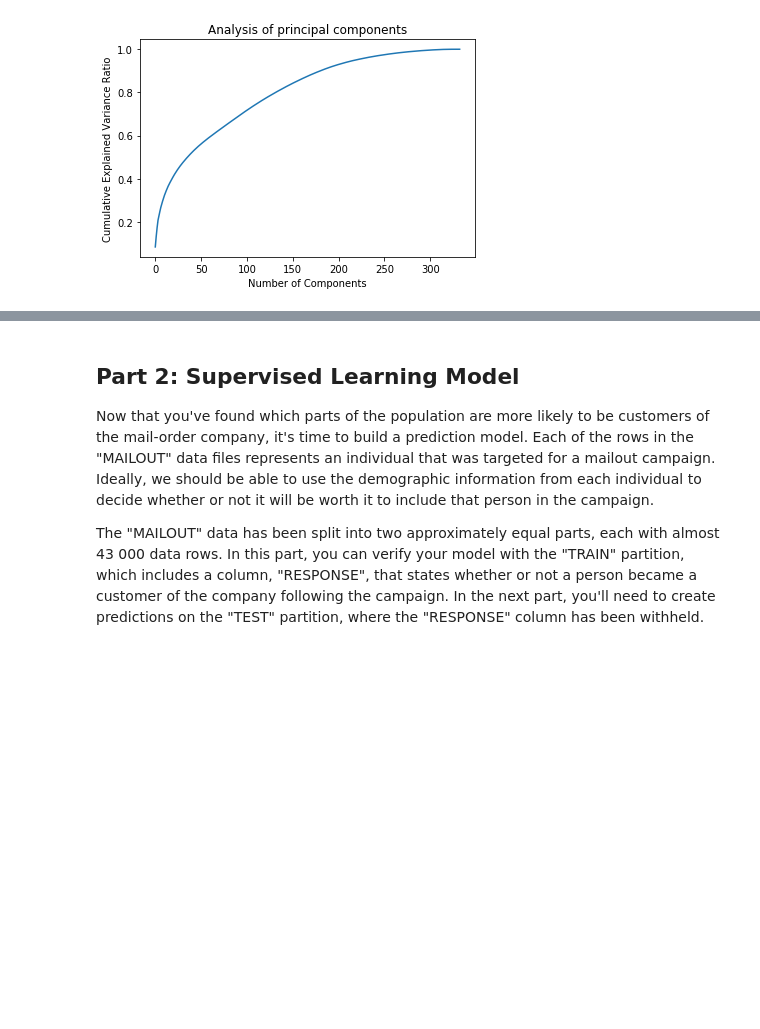
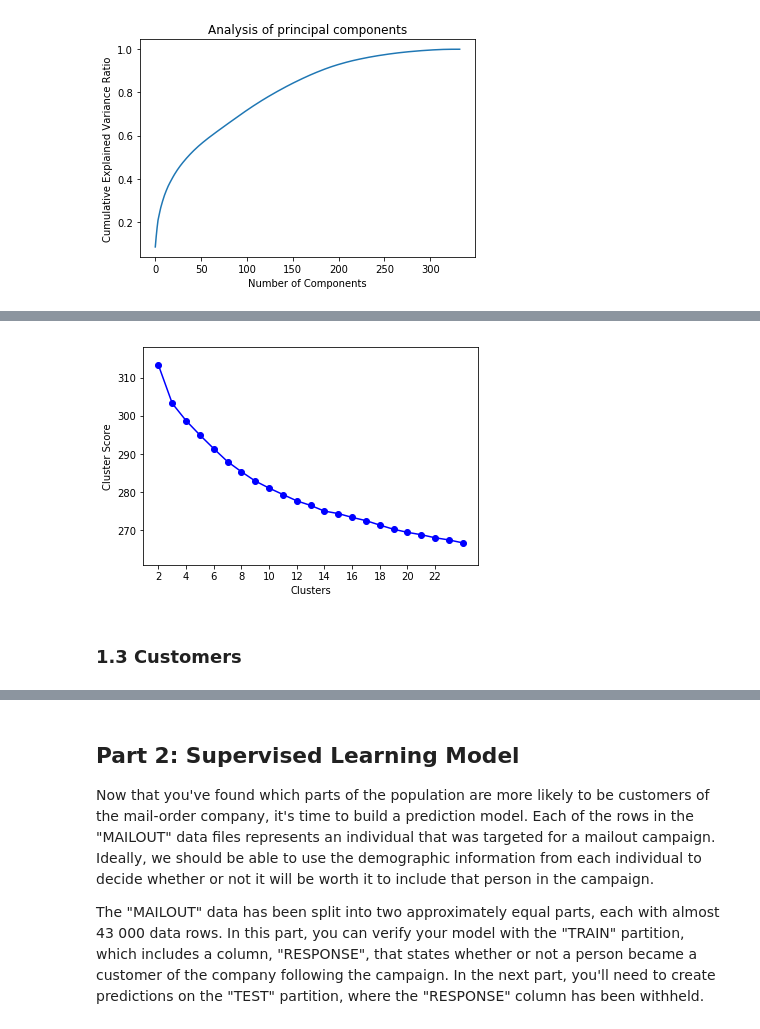
Before and after one commit to bwenner/CustomerSegmentation_Bertelsmann_Avarto, a Jupyter notebook: Arvato Project Workbook.ipynb, the cells around one changed output, grey strips where cells are left out. Cells and saved outputs as stored; diff of their text form; code cells hidden in the pictures; blank space fills up the shorter version.

```diff
--- a/Arvato Project Workbook.ipynb
+++ b/Arvato Project Workbook.ipynb
@@ -1235,0 +1192,27 @@ def ShiftValues(dfInput):
+# %%
+def ShiftRight(ser, mod):
+    return ser.apply(
+        lambda x:
+        x if x == 0 or np.isnan(x) # don't change the meaning of unknown!
+        else ((x % mod) + 1)
+    )
+
+def ShiftLeft(ser, mod):
+    return ser.apply(
+        lambda x:
+        x if x == 0 or np.isnan(x) # don't change the meaning of unknown!
+        else (x - 2) % mod + 1
+        # 1 => 3
+        # 3 => 2
+        # 2 => 1
+    )
+
+def ShiftValues(dfInput):
+    dsh.PrintLine('Start shifting vaues')
+    df = dfInput.copy(deep = True)
+
+    df['FINANZTYP'] = ShiftRight(df['FINANZTYP'], 6)
+    df['NATIONALITAET_KZ'] = ShiftLeft(df['NATIONALITAET_KZ'], 3)
+
+    dsh.PrintLine('Finshed shifting vaues')
+    return df
@@ -1681,7 +1717,7 @@ kAverages = []
 kPredicts = []
 kInertia = []
 kmeanrand = 0
-maxClusterSize = 19
+maxClusterSize = 25
 
 print('-' * 40)
     # run k-means clustering on the data and...
@@ -1720,0 +1760,14 @@ Prediction for 8 clusters started 2018-12-02 23:15:44.479186
+# %%
+plt.ylabel('Cluster Score')
+plt.xlabel('Clusters')
+plt.ylim(int(min(kAverages)) - 5, int(max(kAverages)) + 5, 5)
+
+#x=[2*v for v in range(10)]
+ticks = [2 * v for v in range(int(maxClusterSize / 2) - 1)]
+tick2 = [2 * (v + 1) for v in range(int(maxClusterSize / 2) - 1)]
+
+plt.xticks(ticks, tick2)
+plt.style.context('seaborn-whitegrid')
+_ = plt.plot(kAverages, marker = 'o', color = 'b')
+# %% [output]
+[figure, added]
@@ -1720,0 +1783,2 @@ Prediction for 8 clusters started 2018-12-02 23:15:44.479186
+# %% [markdown]
+### 1.3 Customers
```
Also changed, not shown: parts of 35 cells of this notebook, 1 other file.
